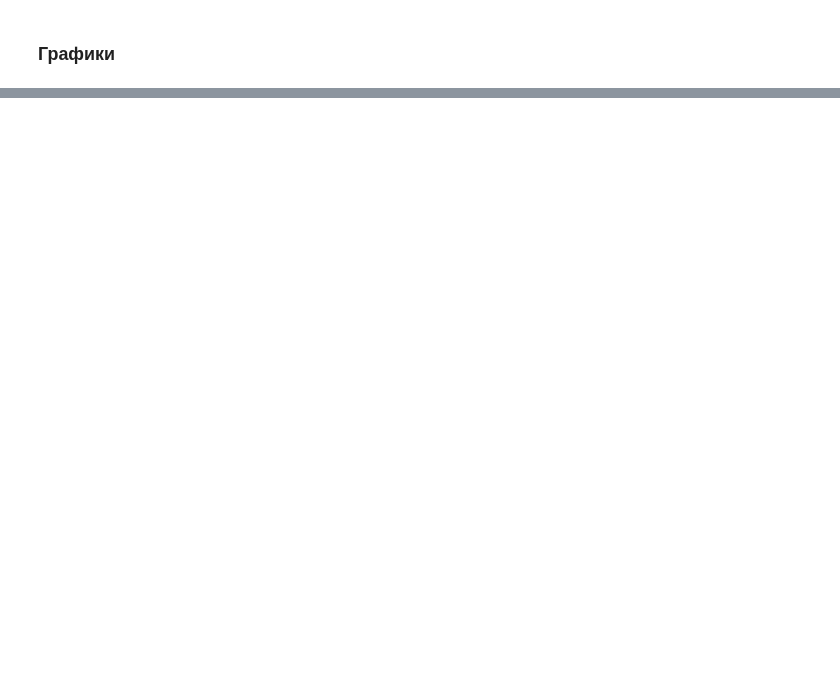
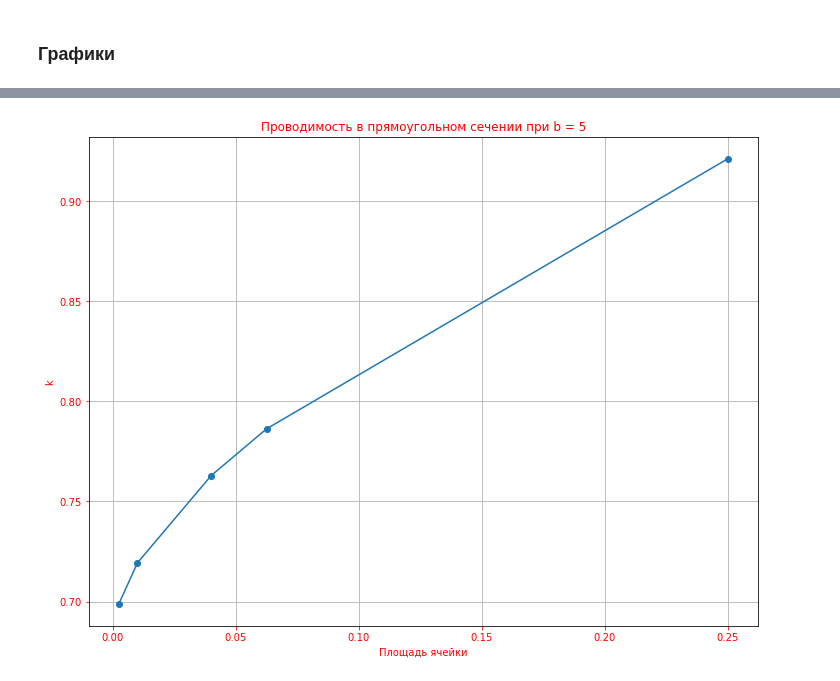
Before and after one commit to eprush/MethodOfAngularCoefficients, a Jupyter notebook: tests.ipynb, the cells around one changed output, grey strips where cells are left out. Drawn from its saved outputs; the diff is of its cells as text; code cells hidden in the pictures; blank space fills up the shorter version.

```diff
--- a/tests.ipynb
+++ b/tests.ipynb
@@ -280,0 +304,4 @@ No handles with labels found to put in legend.
+# %%
+draw_cells(cell_5,5)
+# %% [output]
+[figure, added]
```
Also changed, not shown: parts of 17 cells of this notebook, 1 other file.
